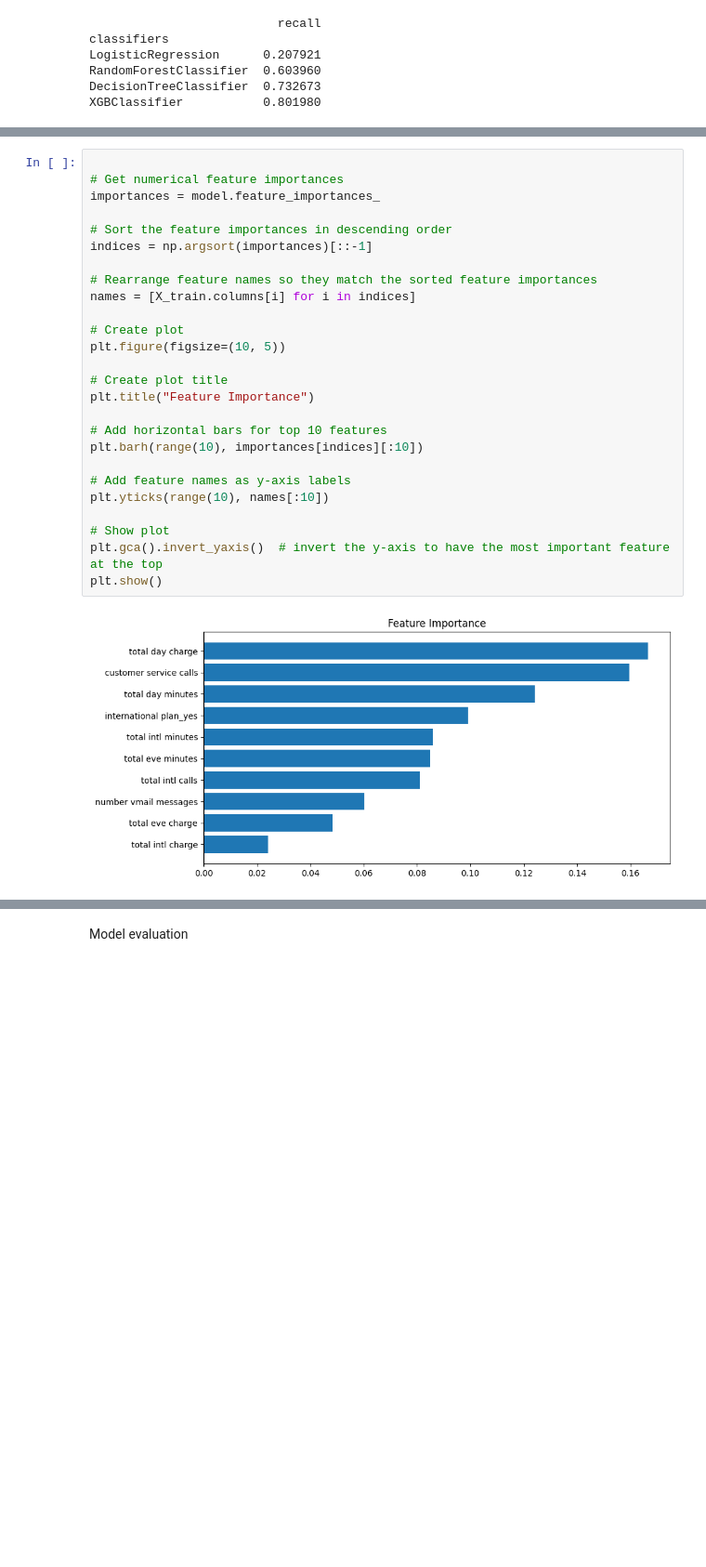
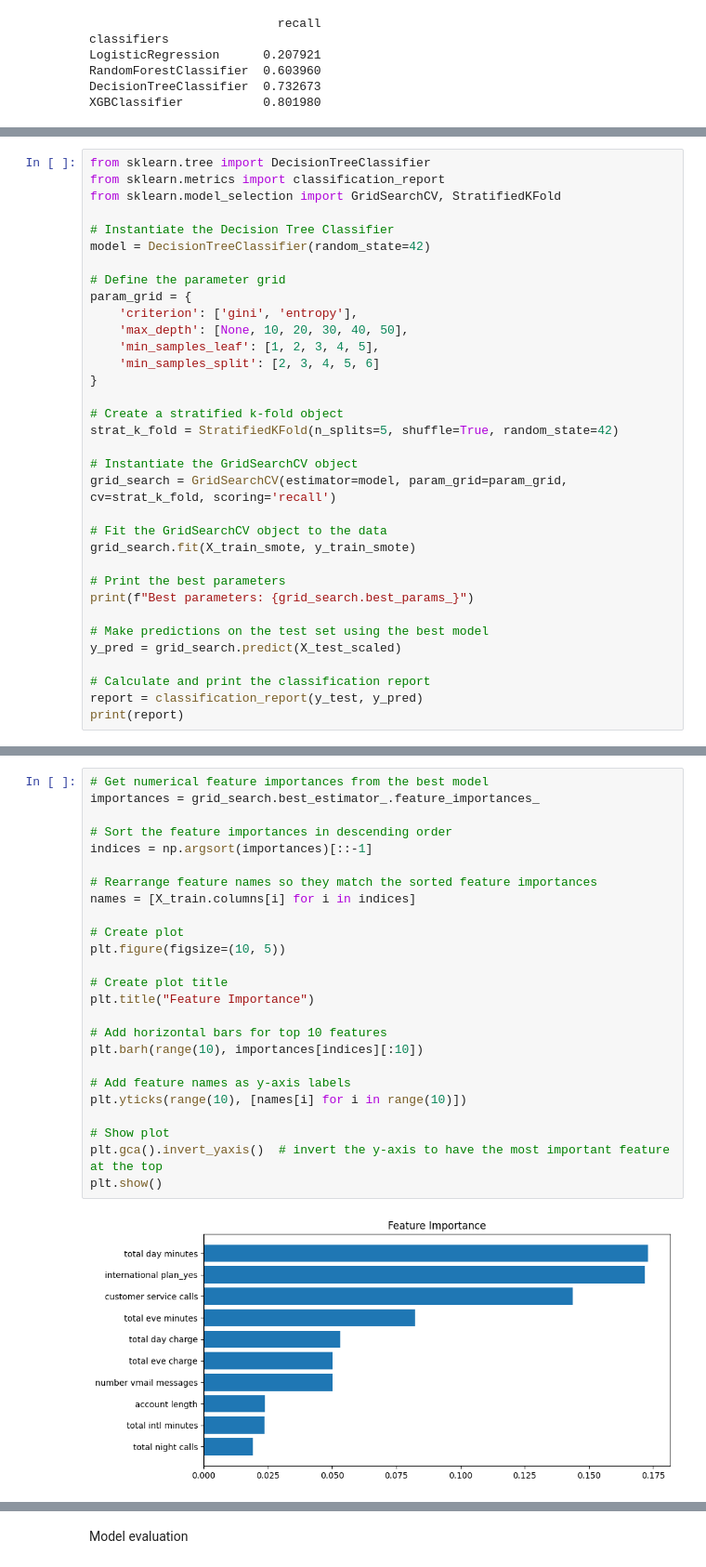
Before and after one commit to cynthiajepkogei/project-phase-3, a Jupyter notebook: notebook.ipynb, the cells around one changed output, grey strips where cells are left out. Shown: that part at 93% size. Saved outputs shown, nothing was run; the diff lists cells and outputs as text; blank space fills up the shorter version.

```diff
--- a/notebook.ipynb
+++ b/notebook.ipynb
@@ -754,0 +876,34 @@ XGBClassifier           0.801980
+# %%
+from sklearn.tree import DecisionTreeClassifier
+from sklearn.metrics import classification_report
+from sklearn.model_selection import GridSearchCV, StratifiedKFold
+
+# Instantiate the Decision Tree Classifier
+model = DecisionTreeClassifier(random_state=42)
+
+# Define the parameter grid
+param_grid = {
+    'criterion': ['gini', 'entropy'],
+    'max_depth': [None, 10, 20, 30, 40, 50],
+    'min_samples_leaf': [1, 2, 3, 4, 5],
+    'min_samples_split': [2, 3, 4, 5, 6]
+}
+
+# Create a stratified k-fold object
+strat_k_fold = StratifiedKFold(n_splits=5, shuffle=True, random_state=42)
+
+# Instantiate the GridSearchCV object
+grid_search = GridSearchCV(estimator=model, param_grid=param_grid, cv=strat_k_fold, scoring='recall')
+
+# Fit the GridSearchCV object to the data
+grid_search.fit(X_train_smote, y_train_smote)
+
+# Print the best parameters
+print(f"Best parameters: {grid_search.best_params_}")
+
+# Make predictions on the test set using the best model
+y_pred = grid_search.predict(X_test_scaled)
+
+# Calculate and print the classification report
+report = classification_report(y_test, y_pred)
+print(report)
@@ -755,31 +946,30 @@ XGBClassifier           0.801980
 # %%
-
-# Get numerical feature importances
-importances = model.feature_importances_
+# Get numerical feature importances from the best model
+importances = grid_search.best_estimator_.feature_importances_
 
 # Sort the feature importances in descending order
 indices = np.argsort(importances)[::-1]
 
 # Rearrange feature names so they match the sorted feature importances
 names = [X_train.columns[i] for i in indices]
 
 # Create plot
 plt.figure(figsize=(10, 5))
 
 # Create plot title
 plt.title("Feature Importance")
 
 # Add horizontal bars for top 10 features
 plt.barh(range(10), importances[indices][:10])
 
 # Add feature names as y-axis labels
-plt.yticks(range(10), names[:10])
+plt.yticks(range(10), [names[i] for i in range(10)])
 
 # Show plot
 plt.gca().invert_yaxis()  # invert the y-axis to have the most important feature at the top
 plt.show()
 # %% [output]
-[figure, old version]
+[figure, new version]
 # %%
 import pandas as pd
 from sklearn.model_selection import train_test_split
```
Also changed, not shown: parts of 8 cells of this notebook.
